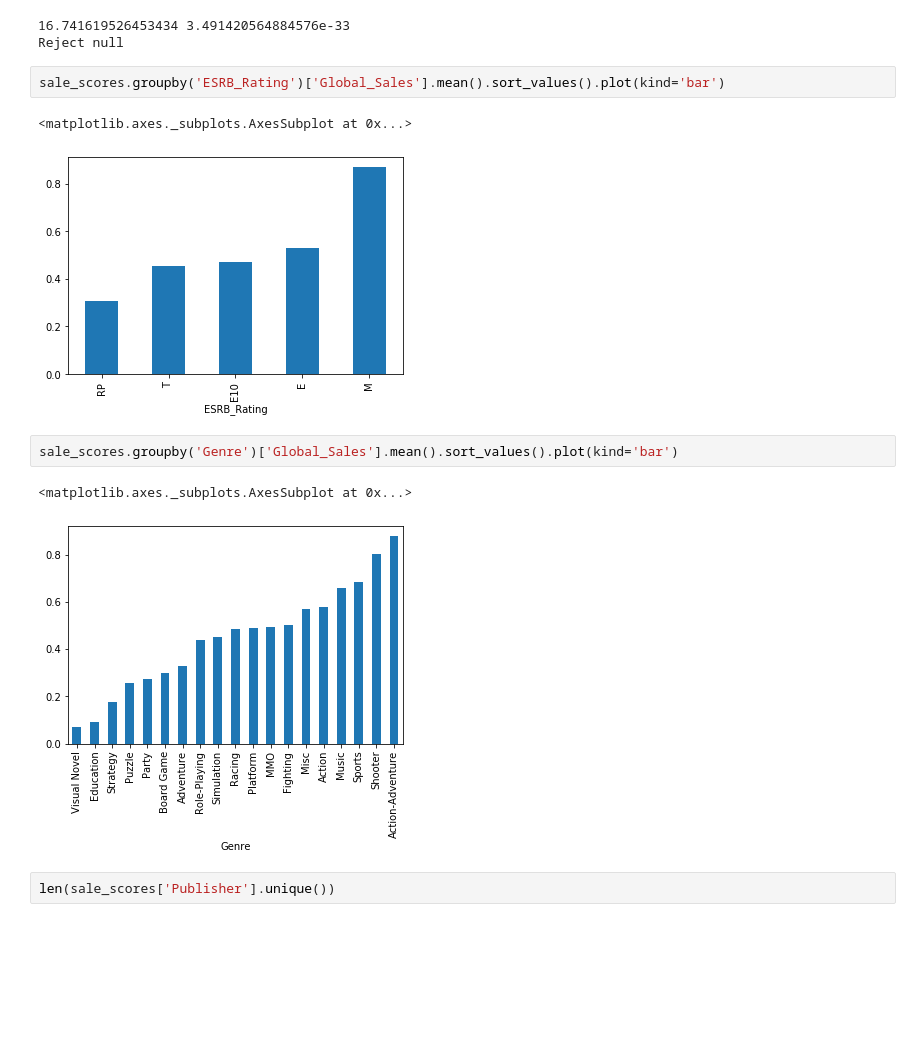
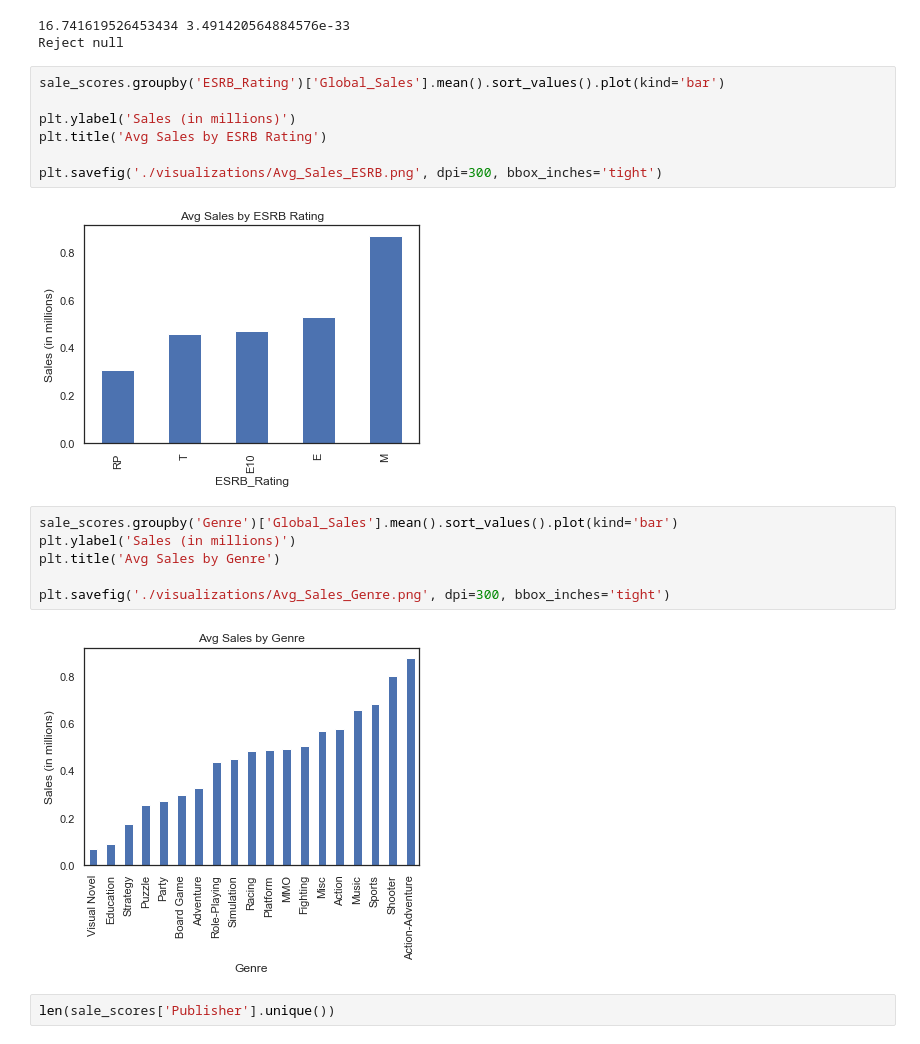
Before and after one commit to zahmedgit/Videogame_Regression, a Jupyter notebook: Videogame_sales_analysis.ipynb, the cells around one changed output. Cells and saved outputs as stored; diff of their text form; blank space fills up the shorter version.

```diff
--- a/Videogame_sales_analysis.ipynb
+++ b/Videogame_sales_analysis.ipynb
@@ -402,14 +411,21 @@ else:
 Reject null
 # %%
 sale_scores.groupby('ESRB_Rating')['Global_Sales'].mean().sort_values().plot(kind='bar')
+
+plt.ylabel('Sales (in millions)')
+plt.title('Avg Sales by ESRB Rating')
+
+plt.savefig('./visualizations/Avg_Sales_ESRB.png', dpi=300, bbox_inches='tight')
 # %% [output]
-<matplotlib.axes._subplots.AxesSubplot at 0x...>
-[figure, old version]
+[figure, new version]
 # %%
 sale_scores.groupby('Genre')['Global_Sales'].mean().sort_values().plot(kind='bar')
+plt.ylabel('Sales (in millions)')
+plt.title('Avg Sales by Genre')
+
+plt.savefig('./visualizations/Avg_Sales_Genre.png', dpi=300, bbox_inches='tight')
 # %% [output]
-<matplotlib.axes._subplots.AxesSubplot at 0x...>
-[figure, old version]
+[figure, new version]
 # %%
 len(sale_scores['Publisher'].unique())
 # %% [output]
```
Also changed, not shown: parts of 5 cells of this notebook, 8 other files.
